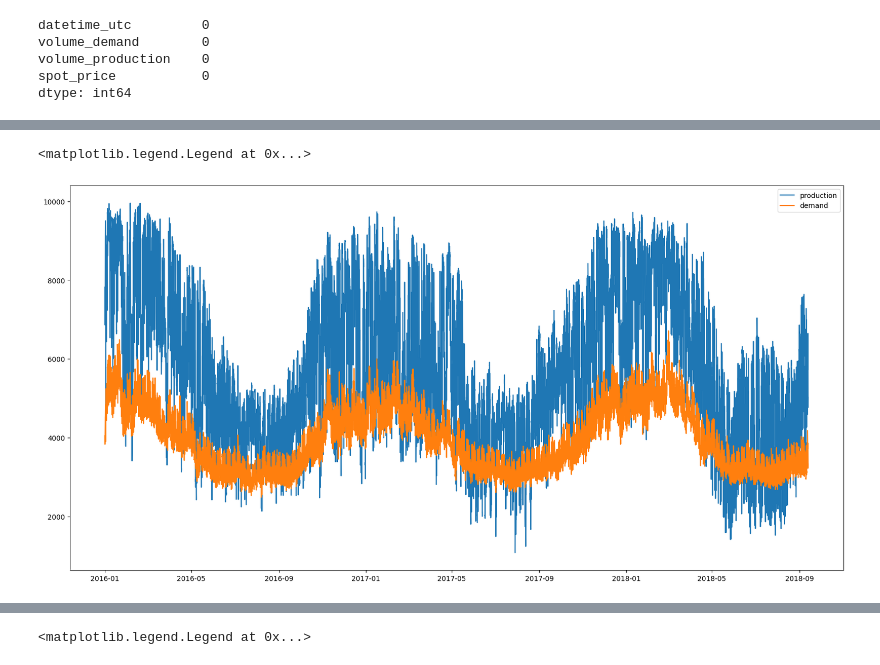
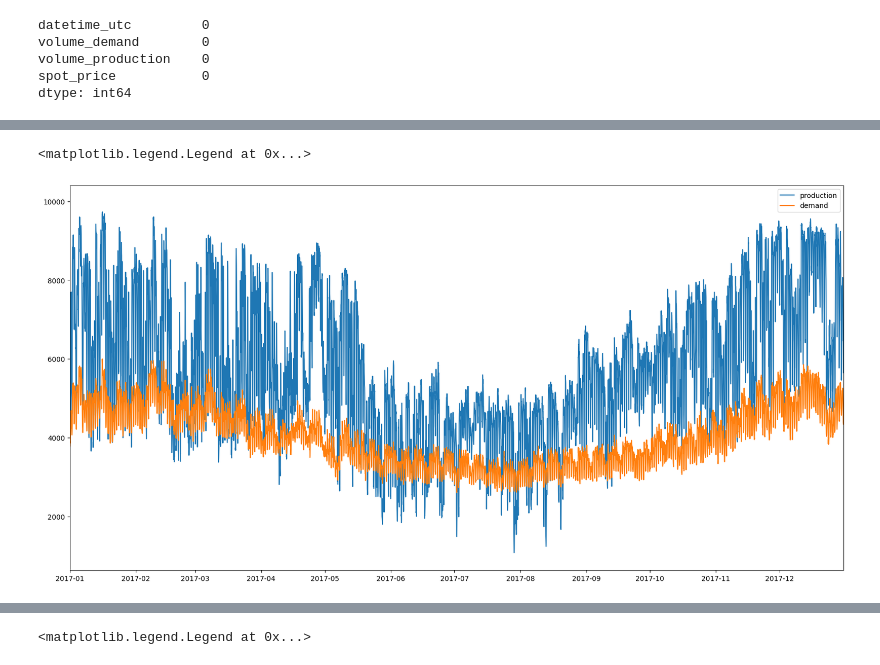
Before and after one commit to CPeti/Spot-price-prediction, a Jupyter notebook: exploration.ipynb, the cells around one changed output, grey strips where cells are left out. Saved outputs shown, nothing was run; the diff lists cells and outputs as text; code cells hidden in the pictures.

Commit message:
some cool graphs

```diff
--- a/exploration.ipynb
+++ b/exploration.ipynb
@@ -30,6 +30,7 @@ dtype: int64
 data['date'] = pd.to_datetime(data['datetime_utc'])
 data['year'] = data['date'].dt.year
 data['month'] = data['date'].dt.month
+data['week'] = data['date'].dt.isocalendar().week
 data['day'] = data['date'].dt.day
 data['hour'] = data['date'].dt.hour
 data['dayofweek'] = data['date'].dt.dayofweek
@@ -87,9 +87,11 @@ plt.show()
 # %%
 # plot production and demand
 plt.figure(figsize=(20, 10))
 plt.plot(data['date'], data['volume_production'], label='production')
 plt.plot(data['date'], data['volume_demand'], label='demand')
+# plot one year
+plt.xlim(pd.Timestamp('2017-01-01'), pd.Timestamp('2017-12-31'))
 plt.legend()
 # %% [output]
 <matplotlib.legend.Legend at 0x...>
-[figure, old version]
+[figure, new version]
```
Also changed, not shown: parts of 6 cells of this notebook.
